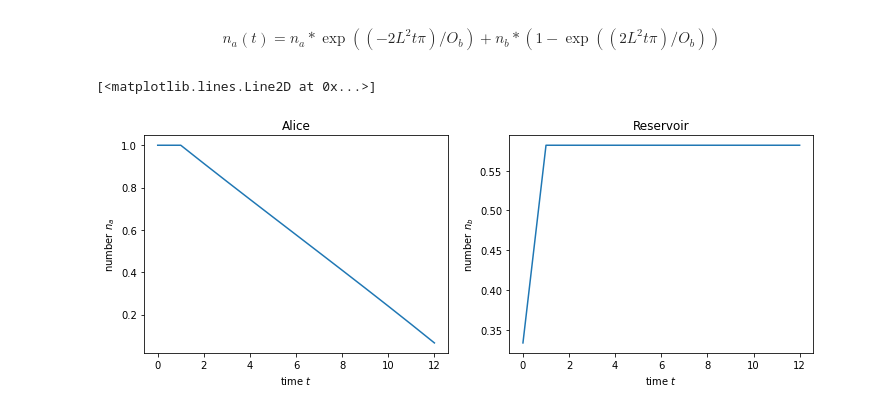
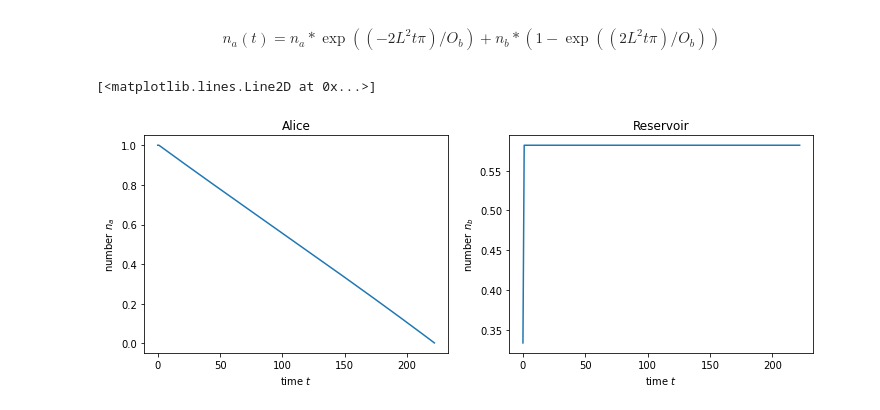
Before and after one commit to skozh/QFIM, a Jupyter notebook: Belief_State.ipynb, the cells around one changed output. Drawn from its saved outputs; the diff is of its cells as text; code cells hidden in the pictures.

```diff
--- a/Belief_State.ipynb
+++ b/Belief_State.ipynb
@@ -74,32 +74,32 @@ n_at = n_a
 
 
 # Evolution over time t
 for t in np.arange(0, 1, 0.001):
 
     #Record the change
     n_a_total.append(n_at)
     n_b_total.append(n_bt)
 
     #update n_at based on bagarello 2018
     n_at = (n_a * np.exp(((-2*(L**2)*np.pi*t)/O_b)) + n_bt * (1-np.exp(-((-2*(L**2)*np.pi*t)/O_b))))
 
     #update n_bt based on BE distribution
     n_bt = 1/(np.exp(E/kT)-1)
-    O_b = (n_bt)**4
+    O_b = (n_bt)*2+1
     if n_at < 0:
         break
 
 
 #plot
 fig, ax = plt.subplots(1, 2, figsize=(12, 4))
 ax[0].set_title('Alice')
 ax[0].set_xlabel('time $t$')
 ax[0].set_ylabel('number $n_a$')
 ax[0].plot(n_a_total)
 ax[1].set_title('Reservoir')
 ax[1].set_xlabel('time $t$')
 ax[1].set_ylabel('number $n_b$')
 ax[1].plot(n_b_total)
 # %% [output]
 [<matplotlib.lines.Line2D at 0x...>]
-[figure, old version]
+[figure, new version]
```
